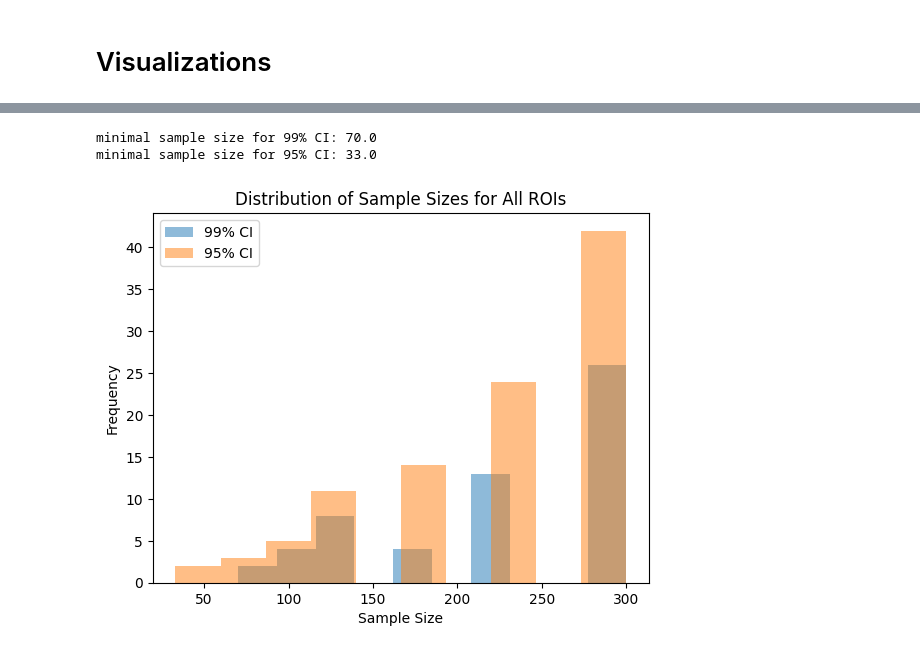
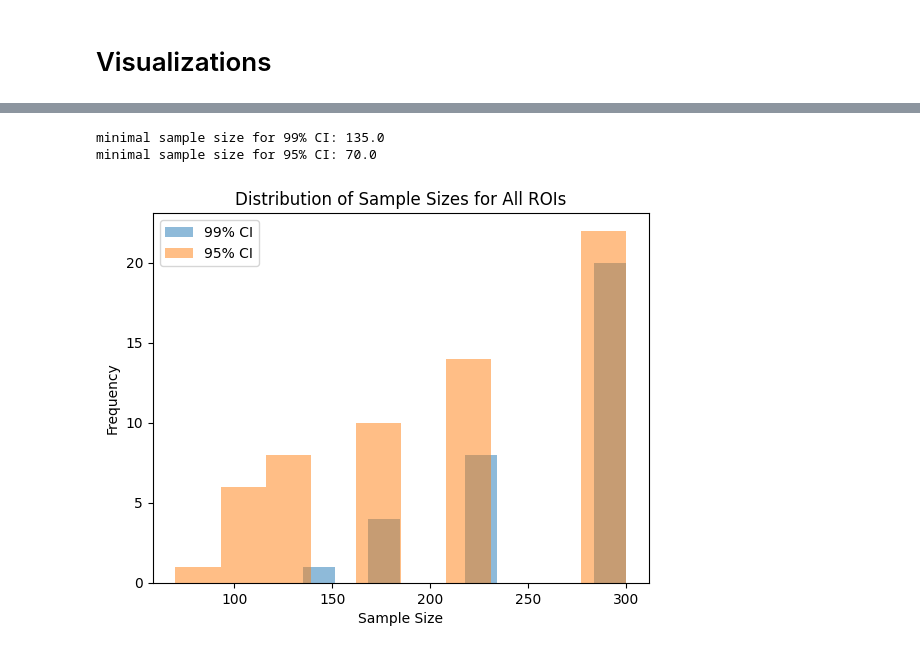
Before and after one commit to GaiaNegev13/legacy_pipe, a Jupyter notebook: scripts/data_analysis/simulation_based_power_analysis_results.ipynb, the cells around one changed output, grey strips where cells are left out. Cells and saved outputs as stored; diff of their text form; code cells hidden in the pictures.

```diff
--- a/scripts/data_analysis/simulation_based_power_analysis_results.ipynb
+++ b/scripts/data_analysis/simulation_based_power_analysis_results.ipynb
@@ -5,15 +5,15 @@ import matplotlib.pyplot as plt
 import seaborn as sns
 from pathlib import Path
 # %%
-early_twenties = pd.read_csv('/home/gaia/Projects/legacy_data/legacy_pipe/data/processed/100simulation_results_age_20_24.csv')
-late_twenties = pd.read_csv('/home/gaia/Projects/legacy_data/legacy_pipe/data/processed/100simulation_results_age_25_29.csv')
-early_thirties = pd.read_csv('/home/gaia/Projects/legacy_data/legacy_pipe/data/processed/100simulation_results_age_30_34.csv')
+early_twenties = pd.read_csv('/home/gaia/Projects/legacy_data/legacy_pipe/data/processed/stability_summary_20_25.csv')
+late_twenties = pd.read_csv('/home/gaia/Projects/legacy_data/legacy_pipe/data/processed/stability_summary_25_30.csv')
+early_thirties = pd.read_csv('/home/gaia/Projects/legacy_data/legacy_pipe/data/processed/stability_summary_30_35.csv')
 # %%
 # define wanted window
 df = early_twenties
 # %%
-stable_95 = df[~df['first_sample_size_95'].isnull()]['roi'].tolist()
-stable_99 = df[~df['first_sample_size_99'].isnull()]['roi'].tolist()
+stable_95 = df[~df['stable_n_95'].isnull()]['roi'].tolist()
+stable_99 = df[~df['stable_n_99'].isnull()]['roi'].tolist()
 
 print(f"rois that stabilized for 95% CI: {stable_95}")
 print(f"rois that stabilized for 99% CI: {stable_99}")
@@ -51,16 +111,16 @@ plt.show()
 # %%
-print(f"minimal sample size for 99% CI: {df['first_sample_size_99'].min()}")
-print(f"minimal sample size for 95% CI: {df['first_sample_size_95'].min()}")
+print(f"minimal sample size for 99% CI: {df['stable_n_99'].min()}")
+print(f"minimal sample size for 95% CI: {df['stable_n_95'].min()}")
 
-# plot a histogram of first_sample_size_99 and first_sample_size_95 for all rois
-plt.hist(df['first_sample_size_99'], alpha=0.5, label='99% CI')
-plt.hist(df['first_sample_size_95'], alpha=0.5, label='95% CI')
+# plot a histogram of stable_n_99 and stable_n_95 for all rois
+plt.hist(df['stable_n_99'], alpha=0.5, label='99% CI')
+plt.hist(df['stable_n_95'], alpha=0.5, label='95% CI')
 plt.xlabel('Sample Size')
 plt.ylabel('Frequency')
 plt.title('Distribution of Sample Sizes for All ROIs')
 plt.legend()
 plt.show()
 # %% [output]
-minimal sample size for 99% CI: 70.0
-minimal sample size for 95% CI: 33.0
+minimal sample size for 99% CI: 135.0
+minimal sample size for 95% CI: 70.0
-[figure, old version]
+[figure, new version]
```
Also changed, not shown: parts of 4 cells of this notebook, 6 other files.
